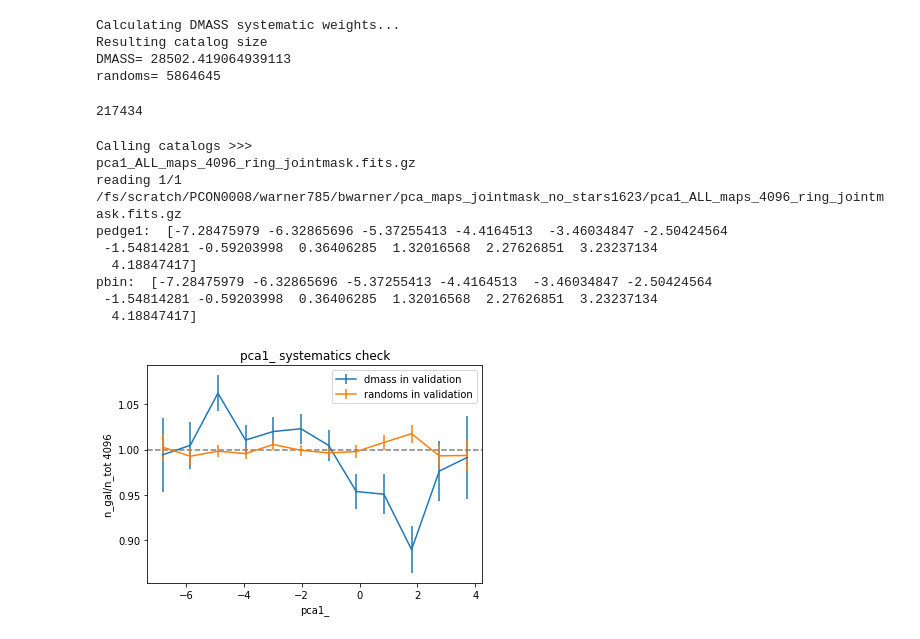
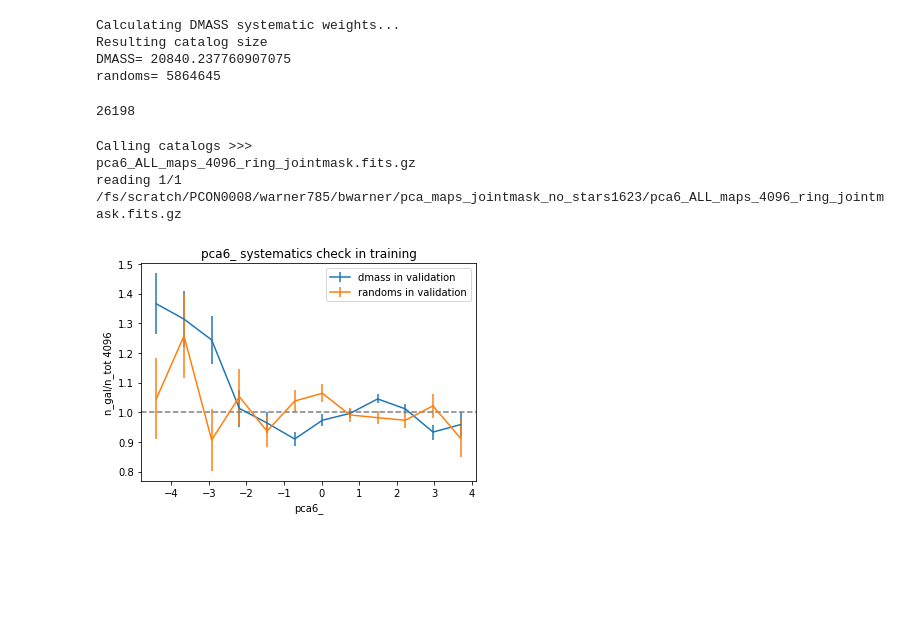
Before and after one commit to sujeong-lee/DMASS, a Jupyter notebook: code_py3/Singular_Systematic.ipynb, the cells around one changed output. Cells and saved outputs as stored; diff of their text form; code cells hidden in the pictures; blank space fills up the shorter version.

Commit message:
changes to run dmass in training region and find probability cut value

```diff
--- a/code_py3/Singular_Systematic.ipynb
+++ b/code_py3/Singular_Systematic.ipynb
@@ -173,7 +173,8 @@ def uniform_random_on_sphere(data, size = None ):
 
 # import DMASS in validation region
 #lens, randoms = calling_lens_catalog('/fs/scratch/PCON0003/warner785/bwarner/dmass_y1_public_v1.fits')
-dmass_val, randoms = calling_lens_catalog('../output/test/train_cat/y3/dmass_st82_DET200_final.fits')
+dmass_val, randoms = calling_lens_catalog('../output/test/train_cat/y3/dmass_st82_DET200_TRAIN.fits')
+# ('../output/test/train_cat/y3/dmass_st82_DET200_final.fits')
 
 random_val = uniform_random_on_sphere(dmass_val, size = 10*int(np.sum(dmass_val['WEIGHT']))) #larger size of randoms
 # applying LSS mask
@@ -213,9 +214,14 @@ def cutPCA(sysMap):
 
     sysMap = keepGoodRegion(sysMap)
 
-    mask4 =(sysMap['RA']>18)&(sysMap['RA']<43)
-    mask4 = mask4 & (sysMap['DEC']>-10) & (sysMap['DEC']<10)
-    sysMap = sysMap[mask4]
+#    mask4 =(sysMap['RA']>18)&(sysMap['RA']<43)
+#    mask4 = mask4 & (sysMap['DEC']>-10) & (sysMap['DEC']<10)
+#    sysMap = sysMap[mask4]
+
+ # for training region
+    mask = (sysMap['RA']>310) & (sysMap['RA']<360)|(sysMap['RA']<7)
+    mask = mask & (sysMap['DEC']>-10) & (sysMap['DEC']<10)
+    sysMap = sysMap[mask]
 
     return sysMap
 
@@ -540,9 +546,9 @@ def chi2(norm_number_density, x2_value, fracerr_norm, n):
 # %% [output]
 Calculating DMASS systematic weights...
 Resulting catalog size
-DMASS= 28502.419064939113
+DMASS= 20840.237760907075
 randoms= 5864645
-217434
+26198
 # %%
 chi2_randoms = []
 chi2_dmassi = []
@@ -553,7 +559,7 @@ trend = []
 # %%
 input_path = '/fs/scratch/PCON0008/warner785/bwarner/pca_maps_jointmask_no_stars1623/'
 #y3/band_z/
-input_keyword = 'pca1_'
+input_keyword = 'pca6_'
 sysMap = io.SearchAndCallFits(path = input_path, keyword = input_keyword)
 
 path = '/fs/scratch/PCON0008/warner785/bwarner/'
@@ -571,44 +577,38 @@ index_mask = np.argsort(dmass_val)
 dmass_chron = dmass_val[index_mask] # ordered by hpix values
 dmass_chron['HPIX_4096'] = hp.nest2ring(4096, dmass_chron['HPIX_4096'])
 
-h_ran = fitsio.read('../output/test/train_cat/y3/'+input_keyword+'h_ran2.fits')
-norm_number_density_ran = fitsio.read('../output/test/train_cat/y3/'+input_keyword+'norm_ran2.fits')
-fracerr_ran_norm = fitsio.read('../output/test/train_cat/y3/'+input_keyword+'fracerr_ran2.fits')
+h_ran = fitsio.read('../output/test/train_cat/y3/'+input_keyword+'h_ran_train.fits')
+norm_number_density_ran = fitsio.read('../output/test/train_cat/y3/'+input_keyword+'norm_ran_train.fits')
+fracerr_ran_norm = fitsio.read('../output/test/train_cat/y3/'+input_keyword+'fracerr_ran_train.fits')
 
 h, sysval_gal, pedge1 = number_gal(sysMap, dmass_chron, sys_weights = False)
 area = area_pixels(sysMap, fracDet)
 pcenter, norm_number_density, fracerr_norm = number_density(sysMap, h, area)
 # %% [output]
 Calling catalogs >>>
-pca1_ALL_maps_4096_ring_jointmask.fits.gz
-reading 1/1 /fs/scratch/PCON0008/warner785/bwarner/pca_maps_jointmask_no_stars1623/pca1_ALL_maps_4096_ring_jointmask.fits.gz
-pedge1:  [-7.28475979 -6.32865696 -5.37255413 -4.4164513  -3.46034847 -2.50424564
- -1.54814281 -0.59203998  0.36406285  1.32016568  2.27626851  3.23237134
-  4.18847417]
-pbin:  [-7.28475979 -6.32865696 -5.37255413 -4.4164513  -3.46034847 -2.50424564
- -1.54814281 -0.59203998  0.36406285  1.32016568  2.27626851  3.23237134
-  4.18847417]
+pca6_ALL_maps_4096_ring_jointmask.fits.gz
+reading 1/1 /fs/scratch/PCON0008/warner785/bwarner/pca_maps_jointmask_no_stars1623/pca6_ALL_maps_4096_ring_jointmask.fits.gz
 # %%
 #plotting:
 
 fig, ax = plt.subplots()
 ax.errorbar( pcenter, norm_number_density, yerr=fracerr_norm, label = "dmass in validation")
 ax.errorbar( pcenter, norm_number_density_ran, yerr=fracerr_ran_norm, label = "randoms in validation")
 plt.legend()
 xlabel = input_keyword
 plt.xlabel(xlabel)
 plt.ylabel("n_gal/n_tot 4096")
 #plt.ylim(top=1.2)  # adjust the top leaving bottom unchanged
 #plt.ylim(bottom=0.85)
 plt.axhline(y=1, color='grey', linestyle='--')
 #    plt.title(xlabel+' systematic check')
 if sys_weights == True:
-    plt.title(xlabel+' sys weights applied')
-    fig.savefig(xlabel+'sys_applied.pdf')
+    plt.title(xlabel+' sys weights applied in training')
+    fig.savefig(xlabel+'sys_applied_train.pdf')
 else:
-    plt.title(xlabel+' systematics check')
-    fig.savefig(xlabel+'sys_check.pdf')
+    plt.title(xlabel+' systematics check in training')
+    fig.savefig(xlabel+'sys_check_train.pdf')
 # %% [output]
-[figure, old version]
+[figure, new version]
 # %%
 # truncating the data that goes against the trend-- if data is small enough to neglect
```
Also changed, not shown: parts of 22 cells of this notebook, 1 other file.
